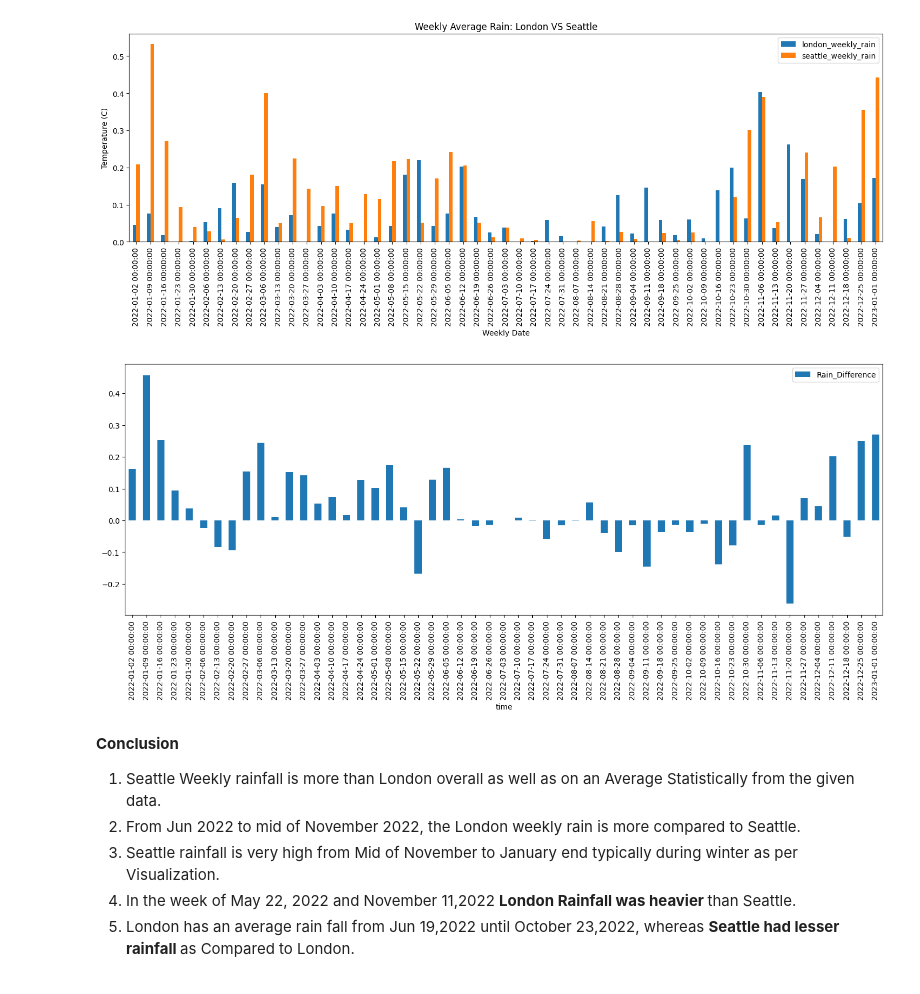
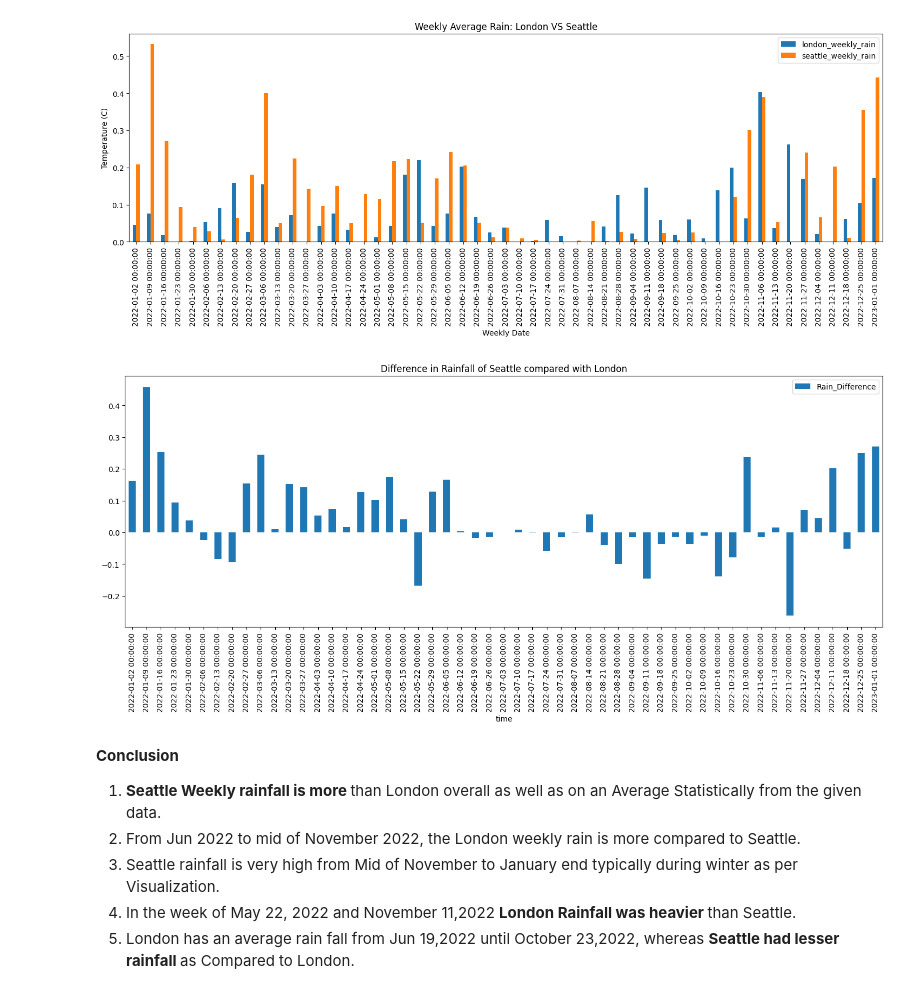
Before and after one commit to nishamizh/api-Open-Meteo, a Jupyter notebook: api_data_wrangling.ipynb, the cells around one changed output. Drawn from its saved outputs; the diff is of its cells as text; code cells hidden in the pictures.

```diff
--- a/api_data_wrangling.ipynb
+++ b/api_data_wrangling.ipynb
@@ -595,16 +595,16 @@ plt.show()
 # %%
 # weekly Rain Difference
 combined_weekly_rain['Rain_Difference'] = combined_weekly_rain['seattle_weekly_rain'] - combined_weekly_rain['london_weekly_rain']
 combined_weekly_rain.head()
 combined_weekly_rain.plot(kind='bar', y='Rain_Difference', figsize=(18,6))
-#plt.title('Rain_Difference of Seattle compared with London')
+plt.title('Difference in Rainfall of Seattle compared with London')
 plt.show()
 # %% [output]
-[figure, old version]
+[figure, new version]
 # %% [markdown]
 <b>Conclusion </b>
-1. Seattle Weekly rainfall is more than London overall as well as on an Average Statistically from the given data.
+1. <b>Seattle Weekly rainfall is more </b>than London overall as well as on an Average Statistically from the given data.
 2. From Jun 2022 to mid of November 2022, the London weekly rain is more compared to Seattle.
 3. Seattle rainfall is very high from Mid of November to January end typically during winter as per Visualization.
-4. In the week of May 22, 2022 and November 11,2022 <b> London Rainfall was heavier </b>than Seattle.
+4. In the week of May 22, 2022 and November 11,2022 <b> London Rainfall was heavier </b> than Seattle.
 5. London has an average rain fall from Jun 19,2022 until October 23,2022, whereas <b> Seattle had lesser rainfall </b> as Compared to London.
```
Also changed, not shown: parts of 1 cell of this notebook, 2 other files.
